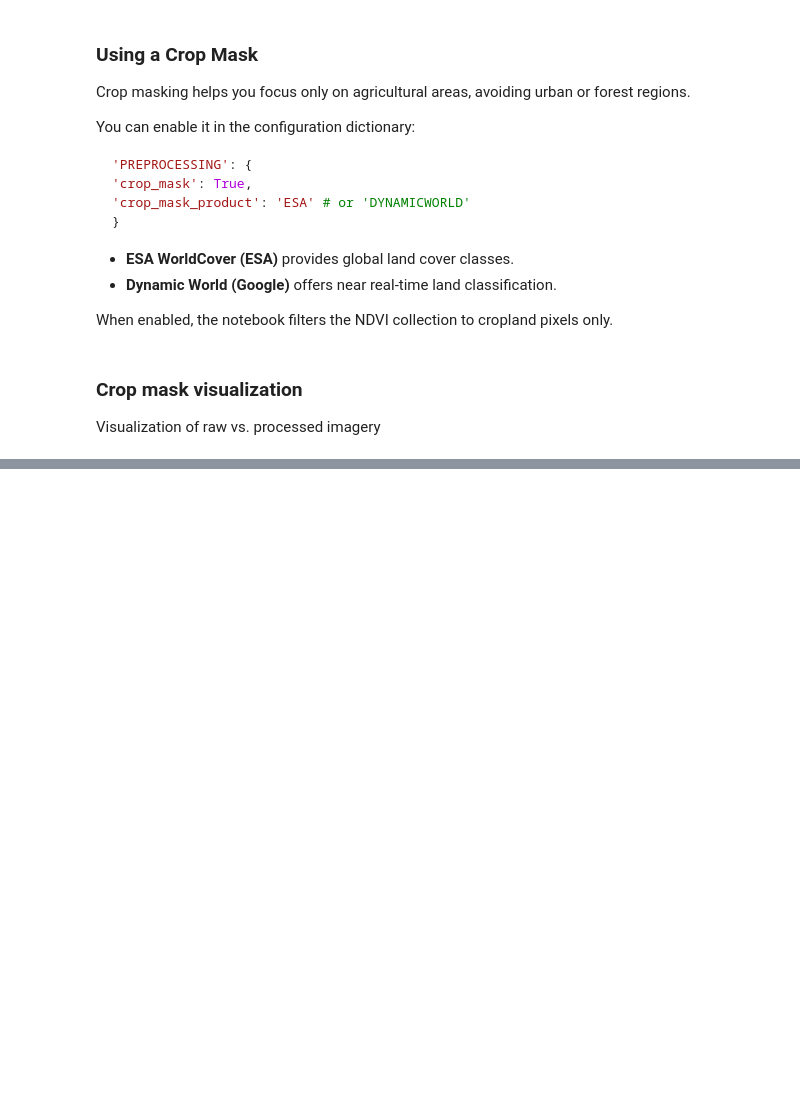
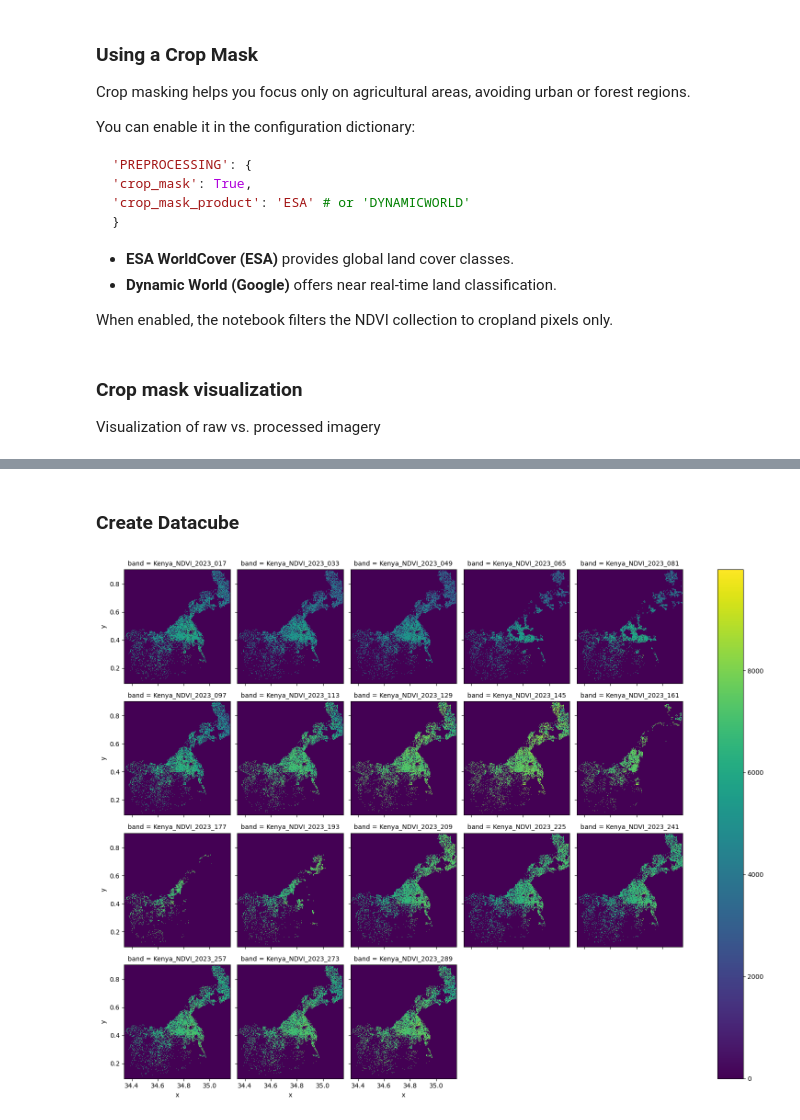
Before and after one commit to anaguilarar/agwise_data_sourcing, a Jupyter notebook: GEEMODIS_data_download.ipynb, the cells around one changed output, grey strips where cells are left out. Saved outputs shown, nothing was run; the diff lists cells and outputs as text; code cells hidden in the pictures; blank space fills up the shorter version.

Commit message:
modis data download

```diff
--- a/GEEMODIS_data_download.ipynb
+++ b/GEEMODIS_data_download.ipynb
@@ -245,0 +293,2 @@ Map
+# %% [markdown]
+### Create Datacube
@@ -245,0 +297,21 @@ Map
+# %%
+
+import xarray
+import rioxarray as rio
+import os
+raster_list = [os.path.join('modis',i) for i in os.listdir('modis') if i.endswith('tif')]
+band_name, xrdata_list = [], []
+
+for i in range(len(raster_list)):
+    xrdata = rio.open_rasterio(raster_list[i])
+    band_name.append(os.path.basename(raster_list[i])[:-4])
+    xrdata_list.append(xrdata)
+
+xrstacked = xarray.concat(xrdata_list, dim = 'band')
+
+xrstacked = xrstacked.assign_coords({'band': band_name})
+# %%
+grid = xrstacked.plot(col = 'band', col_wrap=5)
+grid.fig.savefig('runs/imgs.png')
+# %% [output]
+[figure, added]
```
Also changed, not shown: parts of 20 cells of this notebook, 26 other files.
